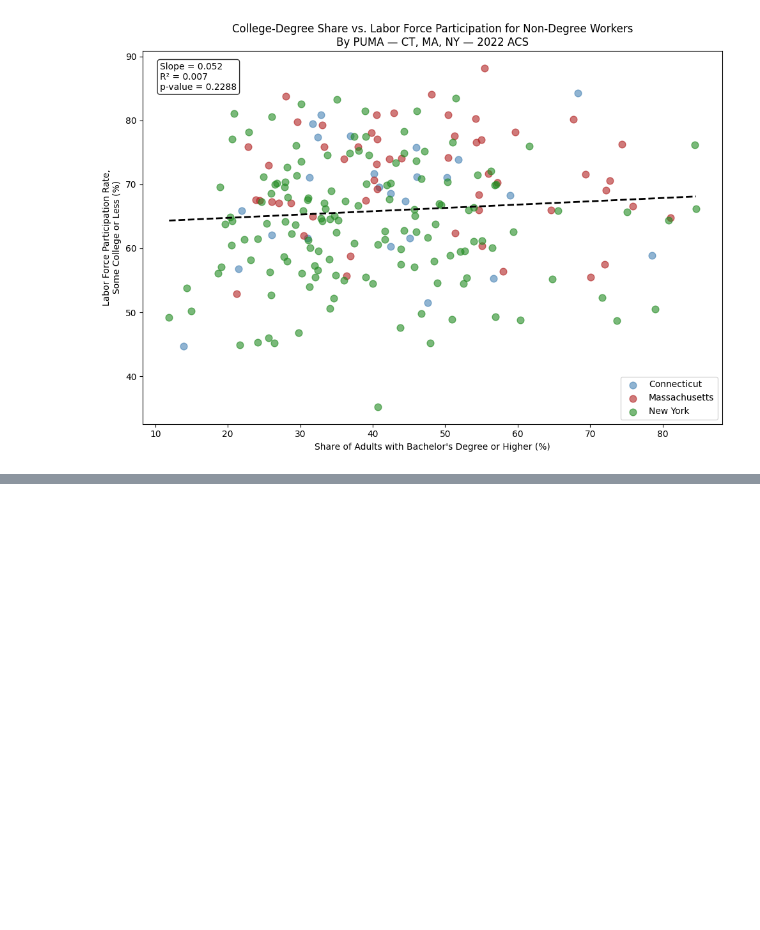
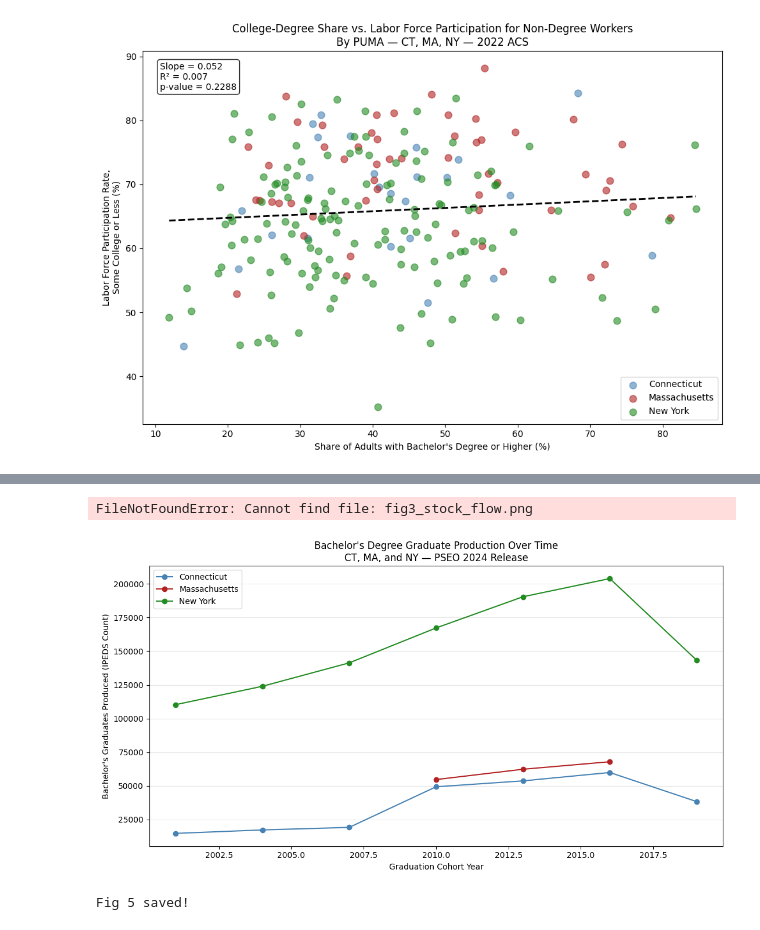
Before and after one commit to randyliu078-bit/qss20-final-project, a Jupyter notebook: code/03_analysis.ipynb, the cells around one changed output, grey strips where cells are left out. Saved outputs shown, nothing was run; the diff lists cells and outputs as text; code cells hidden in the pictures; blank space fills up the shorter version.

```diff
--- a/code/03_analysis.ipynb
+++ b/code/03_analysis.ipynb
@@ -1507,0 +1517,50 @@ Pooled: slope=0.052, R²=0.007, p-value=0.2288
+# %%
+from google.colab import files
+files.download("fig3_stock_flow.png")
+files.download("fig4_lfp_by_education.png")
+files.download("fig5_flow_comparison.png")
+# %% [output]
+FileNotFoundError: Cannot find file: fig3_stock_flow.png
+# %%
+# Reload MA and NY PSEO for fig5
+ma_pseo = pd.read_csv(io.BytesIO(requests.get(
+    "https://lehd.ces.census.gov/data/pseo/R2024Q4/ma/pseoe_ma.csv.gz"
+).content), compression="gzip", low_memory=False)
+
+ny_pseo = pd.read_csv(io.BytesIO(requests.get(
+    "https://lehd.ces.census.gov/data/pseo/R2024Q4/ny/pseoe_ny.csv.gz"
+).content), compression="gzip", low_memory=False)
+
+def get_flow(df):
+    return df[
+        (df["degree_level"] == 5) &
+        (df["agg_level_pseo"] == 32) &
+        (df["grad_cohort"] > 0) &
+        (df["y1_ipeds_count"].notna())
+    ].groupby("grad_cohort")["y1_ipeds_count"].sum().reset_index()
+
+ct_flow = get_flow(pseo_df)
+ma_flow = get_flow(ma_pseo)
+ny_flow = get_flow(ny_pseo)
+
+ct_flow.columns = ["cohort_year","ct_grads"]
+ma_flow.columns = ["cohort_year","ma_grads"]
+ny_flow.columns = ["cohort_year","ny_grads"]
+
+# Fig 5
+fig, ax = plt.subplots(figsize=(11,6))
+ax.plot(ct_flow["cohort_year"], ct_flow["ct_grads"], marker="o", color="steelblue", label="Connecticut")
+ax.plot(ma_flow["cohort_year"], ma_flow["ma_grads"], marker="o", color="firebrick", label="Massachusetts")
+ax.plot(ny_flow["cohort_year"], ny_flow["ny_grads"], marker="o", color="forestgreen", label="New York")
+ax.set_xlabel("Graduation Cohort Year")
+ax.set_ylabel("Bachelor's Graduates Produced (IPEDS Count)")
+ax.set_title("Bachelor's Degree Graduate Production Over Time\nCT, MA, and NY — PSEO 2024 Release")
+ax.legend()
+ax.grid(axis="y", alpha=0.3)
+plt.tight_layout()
+plt.savefig("fig5_flow_comparison.png", dpi=150)
+plt.show()
+print("Fig 5 saved!")
+# %% [output]
+[figure, added]
+Fig 5 saved!
```
Also changed, not shown: parts of 23 cells of this notebook.
